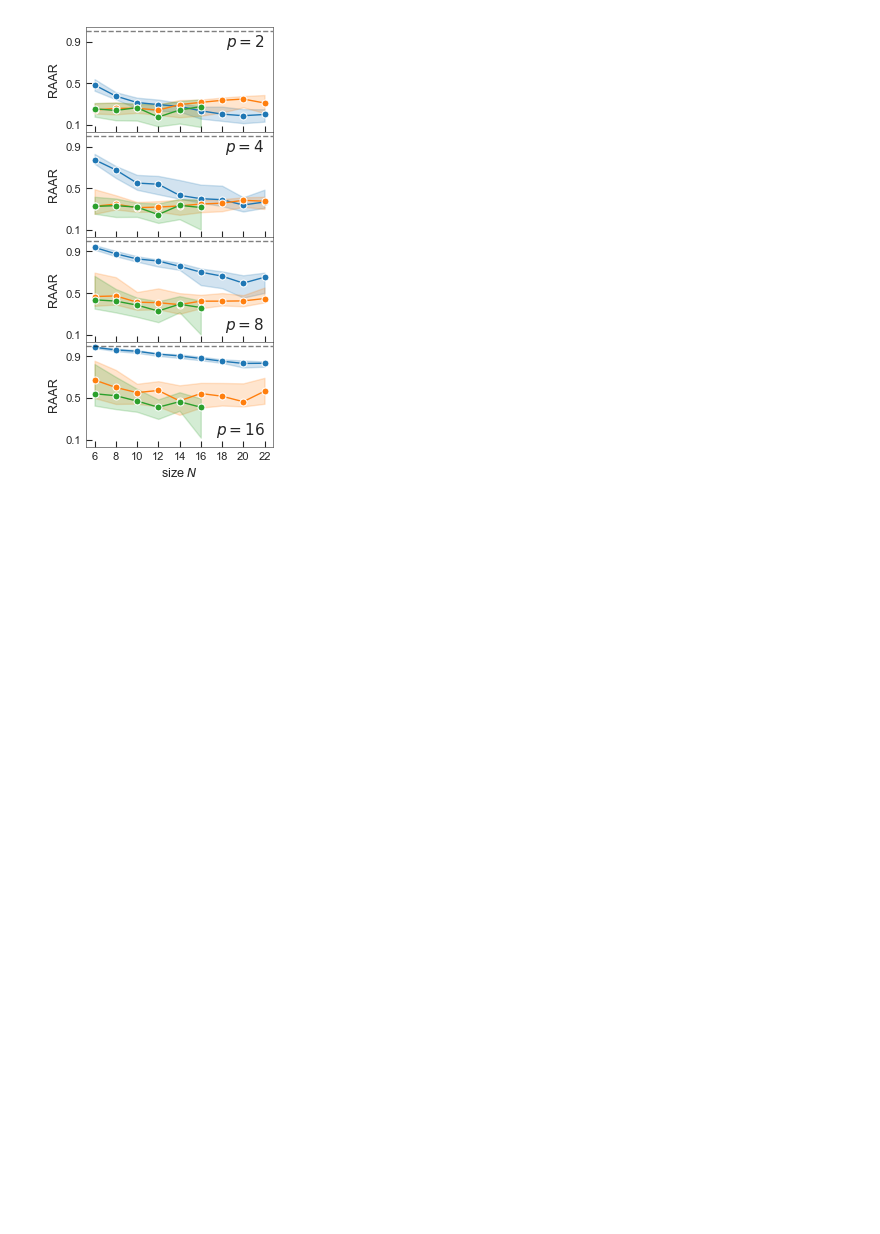
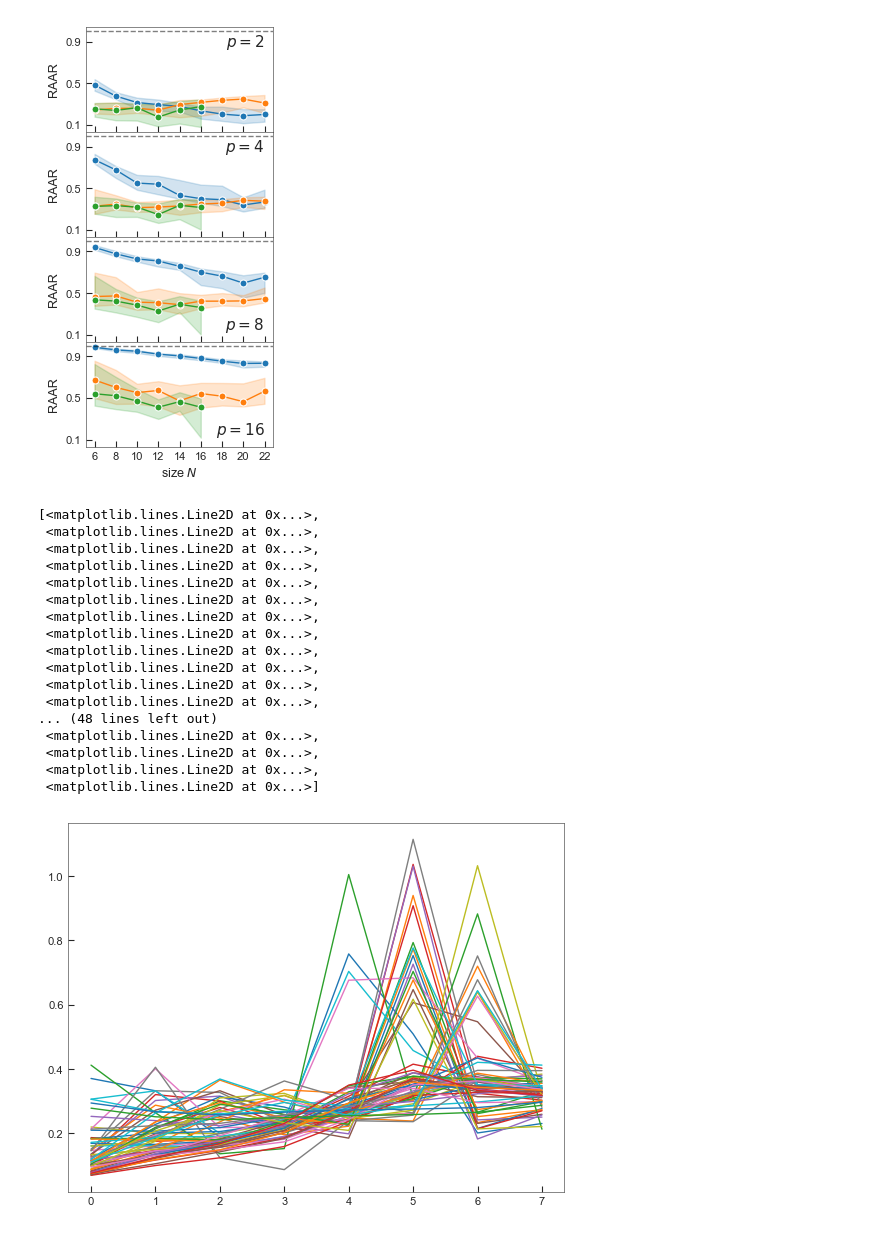
Before and after one commit to dbucher97/fast-qaoa-c, a Jupyter notebook: notebooks/eval/int_analysis.ipynb, the cells around one changed output. Saved outputs shown, nothing was run; the diff lists cells and outputs as text; code cells hidden in the pictures; blank space fills up the shorter version.

```diff
--- a/notebooks/eval/int_analysis.ipynb
+++ b/notebooks/eval/int_analysis.ipynb
@@ -471,3 +476,24 @@ plt.savefig("plots/cmp_multi.pdf", bbox_inches="tight", transparent=True)
 [figure]
 # %%
 grid.fig.subplots_adjust(top=0.90)
+# %%
+plt.plot(np.array(list(df.query("qaoa == 'masked_cost' and n_qubits == 10 and depth == 8").gammas)).T)
+# %% [output]
+[<matplotlib.lines.Line2D at 0x...>,
+ <matplotlib.lines.Line2D at 0x...>,
+ <matplotlib.lines.Line2D at 0x...>,
+ <matplotlib.lines.Line2D at 0x...>,
+ <matplotlib.lines.Line2D at 0x...>,
+ <matplotlib.lines.Line2D at 0x...>,
+ <matplotlib.lines.Line2D at 0x...>,
+ <matplotlib.lines.Line2D at 0x...>,
+ <matplotlib.lines.Line2D at 0x...>,
+ <matplotlib.lines.Line2D at 0x...>,
+ <matplotlib.lines.Line2D at 0x...>,
+ <matplotlib.lines.Line2D at 0x...>,
+... (48 lines left out)
+ <matplotlib.lines.Line2D at 0x...>,
+ <matplotlib.lines.Line2D at 0x...>,
+ <matplotlib.lines.Line2D at 0x...>,
+ <matplotlib.lines.Line2D at 0x...>]
+[figure, added]
```
Also changed, not shown: parts of 2 cells of this notebook, 8 other files.
